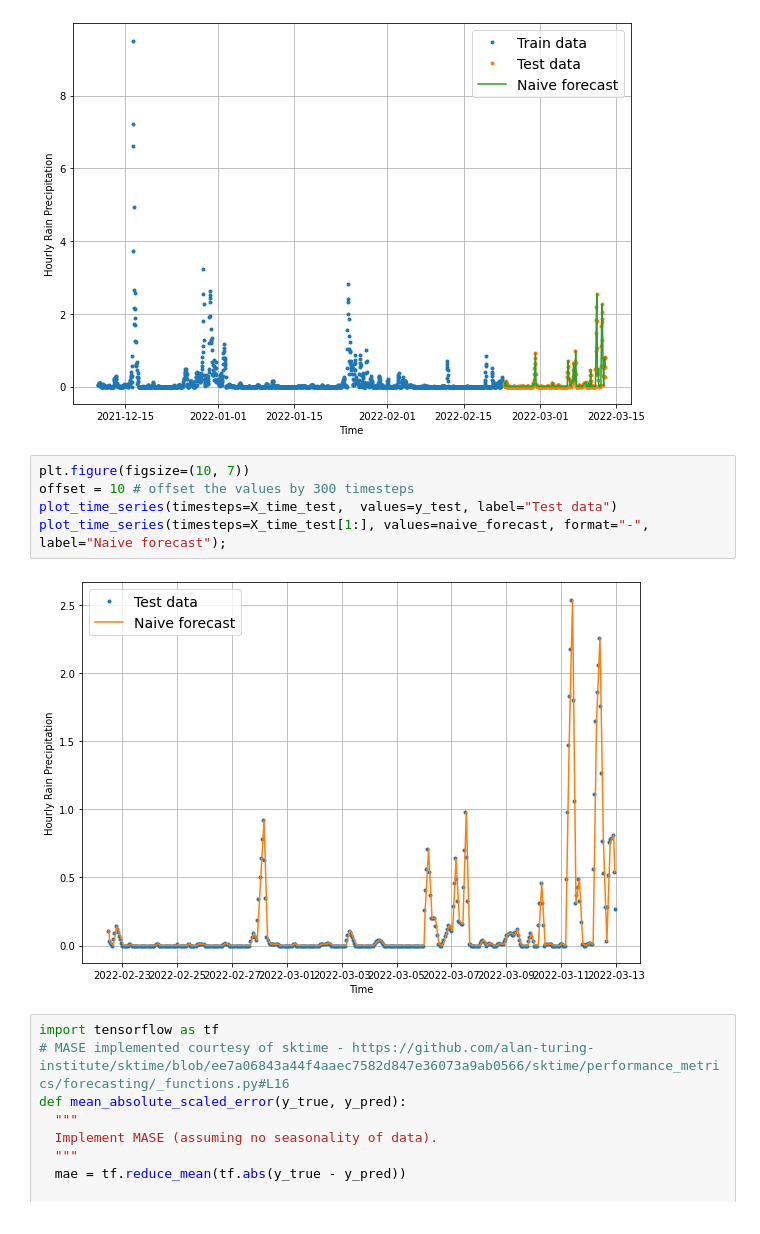
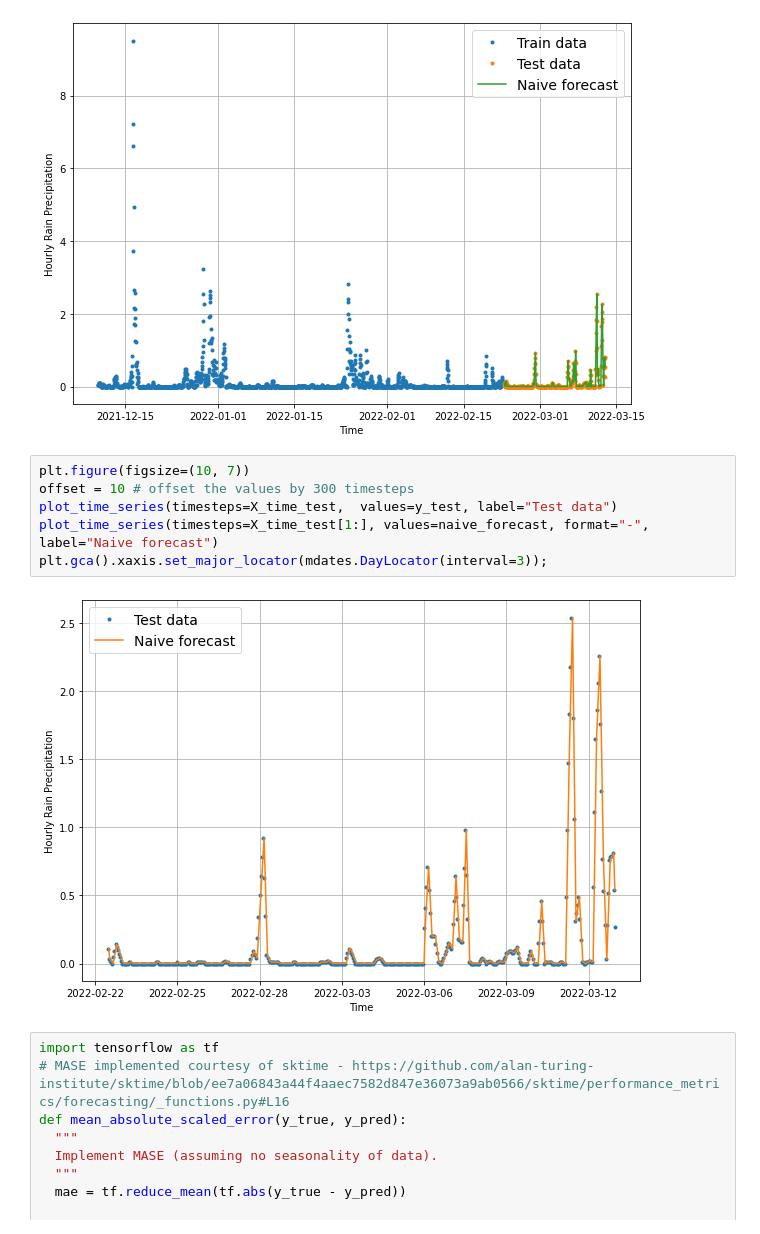
Before and after one commit to eRuaro/prac-research, a Jupyter notebook: iloilo.ipynb, the cells around one changed output. Drawn from its saved outputs; the diff is of its cells as text.

```diff
--- a/iloilo.ipynb
+++ b/iloilo.ipynb
@@ -381,10 +382,11 @@ plot_time_series(timesteps=X_time_test[1:], values=naive_forecast, format="-", l
 # %%
 plt.figure(figsize=(10, 7))
 offset = 10 # offset the values by 300 timesteps
 plot_time_series(timesteps=X_time_test,  values=y_test, label="Test data")
-plot_time_series(timesteps=X_time_test[1:], values=naive_forecast, format="-",  label="Naive forecast");
+plot_time_series(timesteps=X_time_test[1:], values=naive_forecast, format="-",  label="Naive forecast")
+plt.gca().xaxis.set_major_locator(mdates.DayLocator(interval=3));
 # %% [output]
-[figure, old version]
+[figure, new version]
 # %%
 import tensorflow as tf
 # MASE implemented courtesy of sktime - https://github.com/alan-turing-institute/sktime/blob/ee7a06843a44f4aaec7582d847e36073a9ab0566/sktime/performance_metrics/forecasting/_functions.py#L16
```
Also changed, not shown: parts of 9 cells of this notebook.
